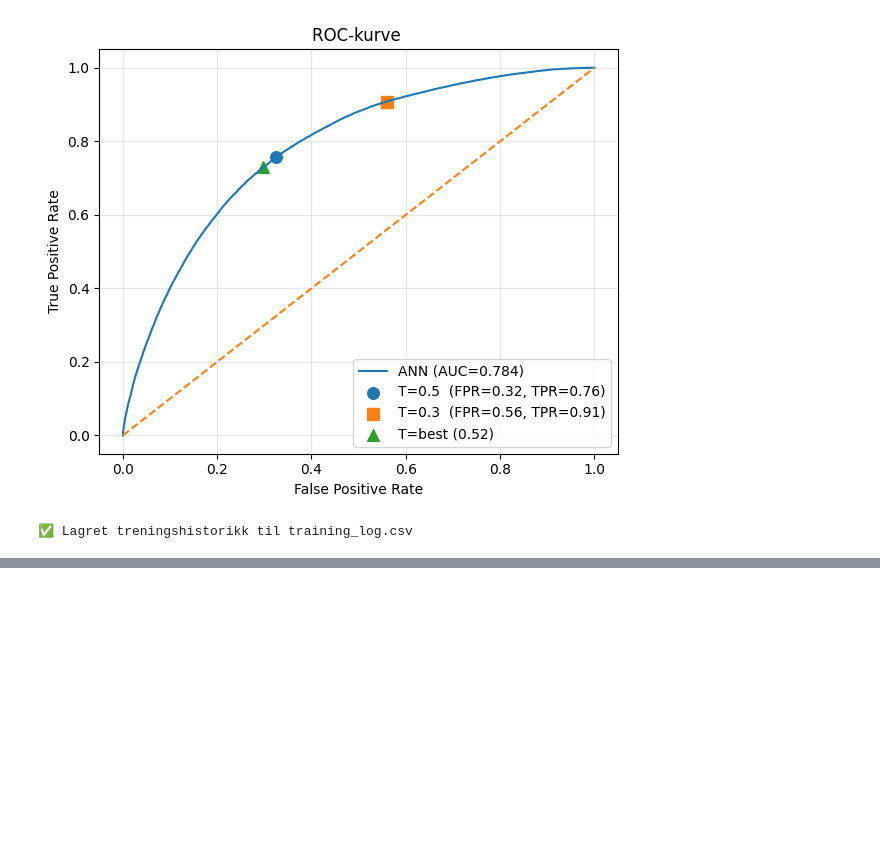
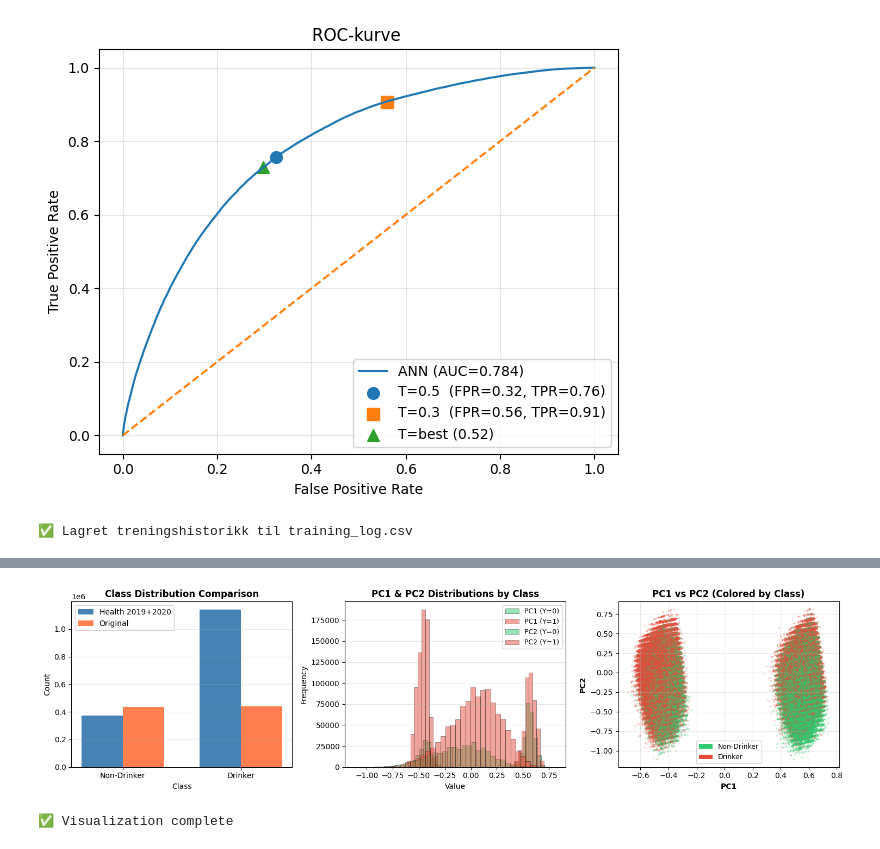
Before and after one commit to Oddvar112/IT3212-Datadrevet-Programvare, a Jupyter notebook: Oppgave_3/oppgav.ipynb, the cells around one changed output, grey strips where cells are left out. Drawn from its saved outputs; the diff is of its cells as text; code cells hidden in the pictures; blank space fills up the shorter version.

Commit message:
feat(task8): implement transfer learning using bigger dataset as source

```diff
--- a/Oppgave_3/oppgav.ipynb
+++ b/Oppgave_3/oppgav.ipynb
@@ -588,0 +718,19 @@ print("✅ Lagret treningshistorikk til training_log.csv")
+# %%
+df = df_2020_renamed.copy()
+df_2020_log = df.copy()
+
+cat_cols = ["sex", "SMK_stat_type_cd", "DRK_YN", "urine_protein", "hear_left", "hear_right"]
+no_log = ["SMK_stat_type_cd", "urine_protein", "hemoglobin", "hear_right", "hear_left", "weight", "height", "age"]
+
+for col in df.columns:
+    if col in cat_cols:
+        continue
+    data = df[col].dropna()
+    if data.empty:
+        continue
+    allow_log = (col not in no_log and col not in cat_cols)
+    if allow_log and (data > 0).all():
+        log_series = np.log10(data)
+        df_2020_log.loc[log_series.index, col] = log_series
+
+print(f"Log transform complete")
@@ -588,0 +867,53 @@ print("✅ Lagret treningshistorikk til training_log.csv")
+# %%
+# Visualizations
+fig, axes = plt.subplots(1, 3, figsize=(15, 4))
+
+# 1. Class distribution comparison
+target_counts_transfer = df_transfer['DRK_YN'].value_counts().sort_index()
+target_counts_original = df_original['DRK_YN'].value_counts().sort_index()
+
+x = np.arange(2)
+width = 0.35
+axes[0].bar(x - width/2, target_counts_transfer, width, label='Health 2019+2020', color='steelblue')
+axes[0].bar(x + width/2, target_counts_original, width, label='Original', color='coral')
+axes[0].set_xlabel('Class')
+axes[0].set_ylabel('Count')
+axes[0].set_title('Class Distribution Comparison', fontweight='bold')
+axes[0].set_xticks(x)
+axes[0].set_xticklabels(['Non-Drinker', 'Drinker'])
+axes[0].legend()
+axes[0].grid(axis='y', alpha=0.3)
+
+# 2. PC distributions (first 4 components)
+colors_class = {0: '#2ecc71', 1: '#e74c3c'}
+for i, pc in enumerate(['PC1', 'PC2']):
+    for cls in [0, 1]:
+        data = df_transfer[df_transfer['DRK_YN'] == cls][pc]
+        axes[1].hist(data, bins=40, alpha=0.5, label=f'{pc} (Y={cls})',
+                    color=colors_class[cls], edgecolor='black', linewidth=0.5)
+axes[1].set_xlabel('Value')
+axes[1].set_ylabel('Frequency')
+axes[1].set_title('PC1 & PC2 Distributions by Class', fontweight='bold')
+axes[1].legend(fontsize=9)
+axes[1].grid(axis='y', alpha=0.3)
+
+# 3. 2D scatter plot
+colors = df_transfer['DRK_YN'].map(colors_class)
+axes[2].scatter(df_transfer['PC1'], df_transfer['PC2'],
+               c=colors, alpha=0.3, s=5, edgecolors='none')
+axes[2].set_xlabel('PC1', fontweight='bold')
+axes[2].set_ylabel('PC2', fontweight='bold')
+axes[2].set_title('PC1 vs PC2 (Colored by Class)', fontweight='bold')
+axes[2].grid(True, alpha=0.3)
+from matplotlib.patches import Patch
+legend = [Patch(facecolor='#2ecc71', label='Non-Drinker'),
+          Patch(facecolor='#e74c3c', label='Drinker')]
+axes[2].legend(handles=legend, fontsize=9)
+
+plt.tight_layout()
+plt.show()
+
+print("Visualization complete")
+# %% [output]
+[figure, added]
+✅ Visualization complete
```
Also changed, not shown: parts of 22 cells of this notebook.
